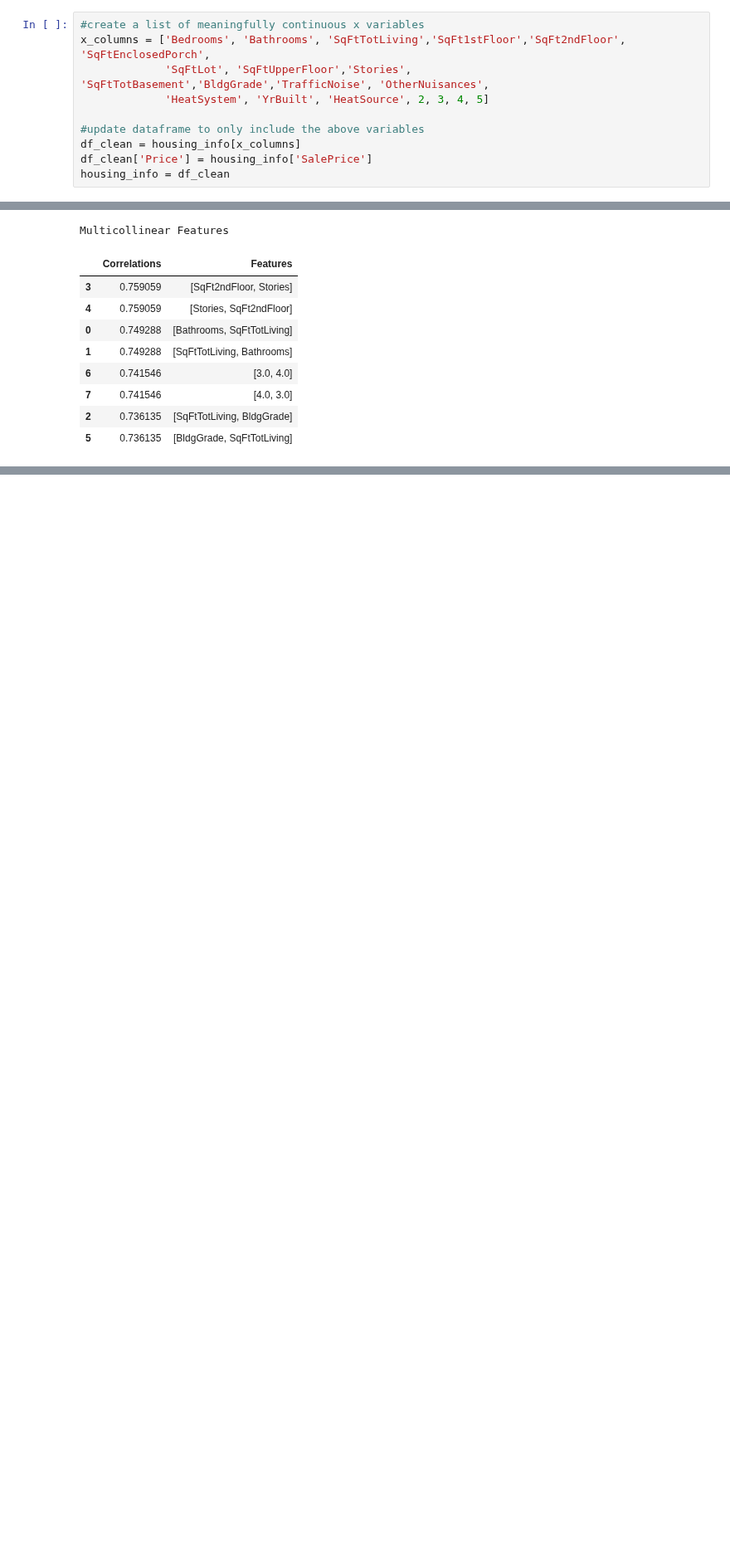
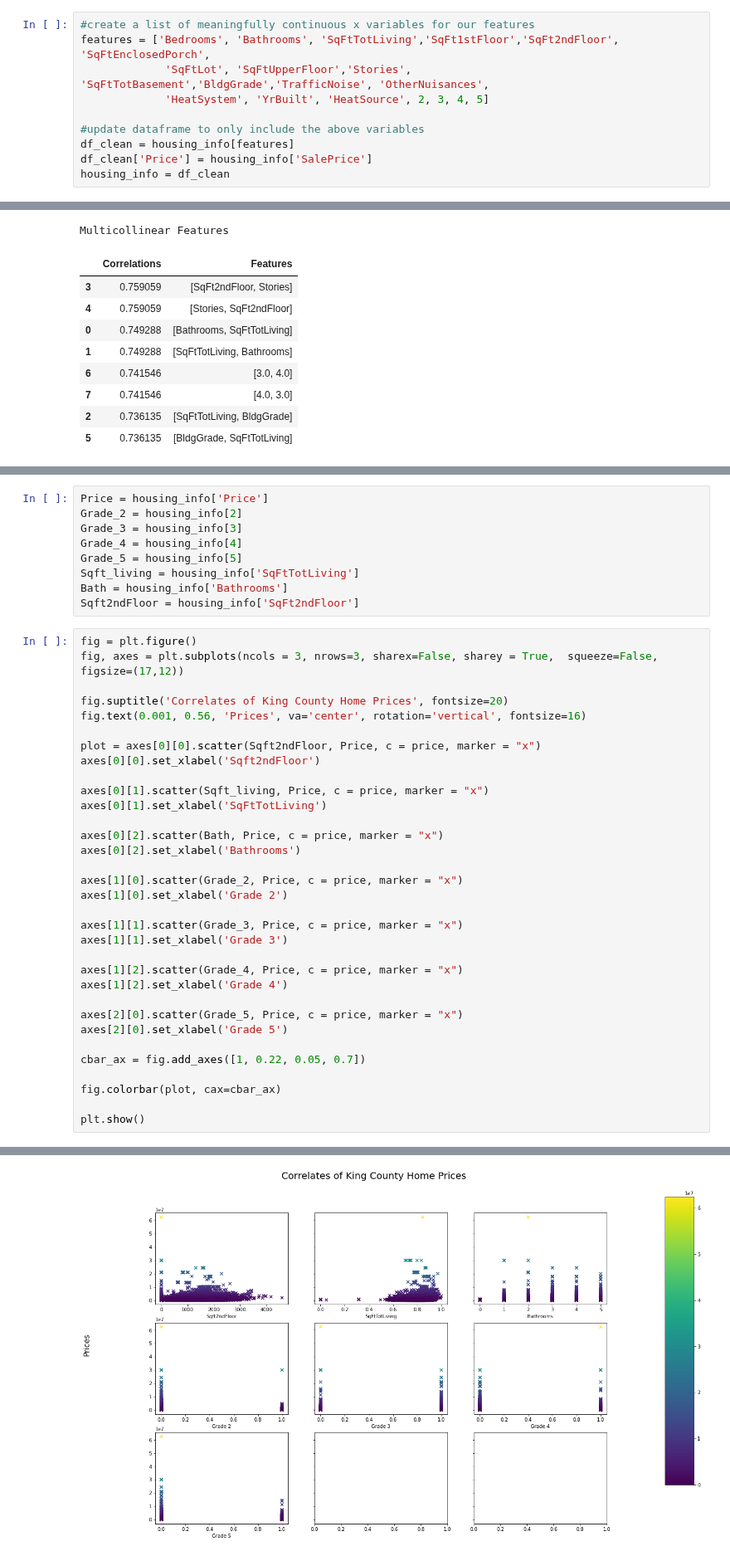
Before and after one commit to samtuleen/King-County-Home-Price-Predictors, a Jupyter notebook: notebooks/report/Valuable Home Improvement Projects - Predictive Analysis.ipynb, the cells around one changed output, grey strips where cells are left out. Shown at 83% size. Drawn from its saved outputs; the diff is of its cells as text; blank space fills up the shorter version.

```diff
--- a/notebooks/report/Valuable Home Improvement Projects - Predictive Analysis.ipynb
+++ b/notebooks/report/Valuable Home Improvement Projects - Predictive Analysis.ipynb
@@ -198,13 +198,13 @@ There are linear relationships for each column as seen in the plot above, with C
 # %% [markdown]
 To see which variables should be included in my model, I should investigate which variables are most strongly correlated with price. We want to make sure that there is no multicollinearity (meaning they can't be accurately predicted by other explanatory variables) among the explanatory variables. Below is a correlation matrix visualization of price and continuous variables in the dataset.
 # %%
-#create a list of meaningfully continuous x variables
-x_columns = ['Bedrooms', 'Bathrooms', 'SqFtTotLiving','SqFt1stFloor','SqFt2ndFloor', 'SqFtEnclosedPorch',
+#create a list of meaningfully continuous x variables for our features
+features = ['Bedrooms', 'Bathrooms', 'SqFtTotLiving','SqFt1stFloor','SqFt2ndFloor', 'SqFtEnclosedPorch',
              'SqFtLot', 'SqFtUpperFloor','Stories', 'SqFtTotBasement','BldgGrade','TrafficNoise', 'OtherNuisances',
              'HeatSystem', 'YrBuilt', 'HeatSource', 2, 3, 4, 5]
 
 #update dataframe to only include the above variables
-df_clean = housing_info[x_columns]
+df_clean = housing_info[features]
 df_clean['Price'] = housing_info['SalePrice']
 housing_info = df_clean
 # %% [output]
@@ -276,0 +332,43 @@ Below, we create objects for the variables that are strong candidates for inclus
+# %%
+Price = housing_info['Price']
+Grade_2 = housing_info[2]
+Grade_3 = housing_info[3]
+Grade_4 = housing_info[4]
+Grade_5 = housing_info[5]
+Sqft_living = housing_info['SqFtTotLiving']
+Bath = housing_info['Bathrooms']
+Sqft2ndFloor = housing_info['SqFt2ndFloor']
+# %%
+fig = plt.figure()
+fig, axes = plt.subplots(ncols = 3, nrows=3, sharex=False, sharey = True,  squeeze=False, figsize=(17,12))
+
+fig.suptitle('Correlates of King County Home Prices', fontsize=20)
+fig.text(0.001, 0.56, 'Prices', va='center', rotation='vertical', fontsize=16)
+
+plot = axes[0][0].scatter(Sqft2ndFloor, Price, c = price, marker = "x")
+axes[0][0].set_xlabel('Sqft2ndFloor')
+
+axes[0][1].scatter(Sqft_living, Price, c = price, marker = "x")
+axes[0][1].set_xlabel('SqFtTotLiving')
+
+axes[0][2].scatter(Bath, Price, c = price, marker = "x")
+axes[0][2].set_xlabel('Bathrooms')
+
+axes[1][0].scatter(Grade_2, Price, c = price, marker = "x")
+axes[1][0].set_xlabel('Grade 2')
+
+axes[1][1].scatter(Grade_3, Price, c = price, marker = "x")
+axes[1][1].set_xlabel('Grade 3')
+
+axes[1][2].scatter(Grade_4, Price, c = price, marker = "x")
+axes[1][2].set_xlabel('Grade 4')
+
+axes[2][0].scatter(Grade_5, Price, c = price, marker = "x")
+axes[2][0].set_xlabel('Grade 5')
+
+cbar_ax = fig.add_axes([1, 0.22, 0.05, 0.7])
+
+fig.colorbar(plot, cax=cbar_ax)
+
+plt.show()
+# %% [output]
@@ -276,0 +376 @@ Below, we create objects for the variables that are strong candidates for inclus
+[figure, added]
```
Also changed, not shown: parts of 14 cells of this notebook, 1 other file.
